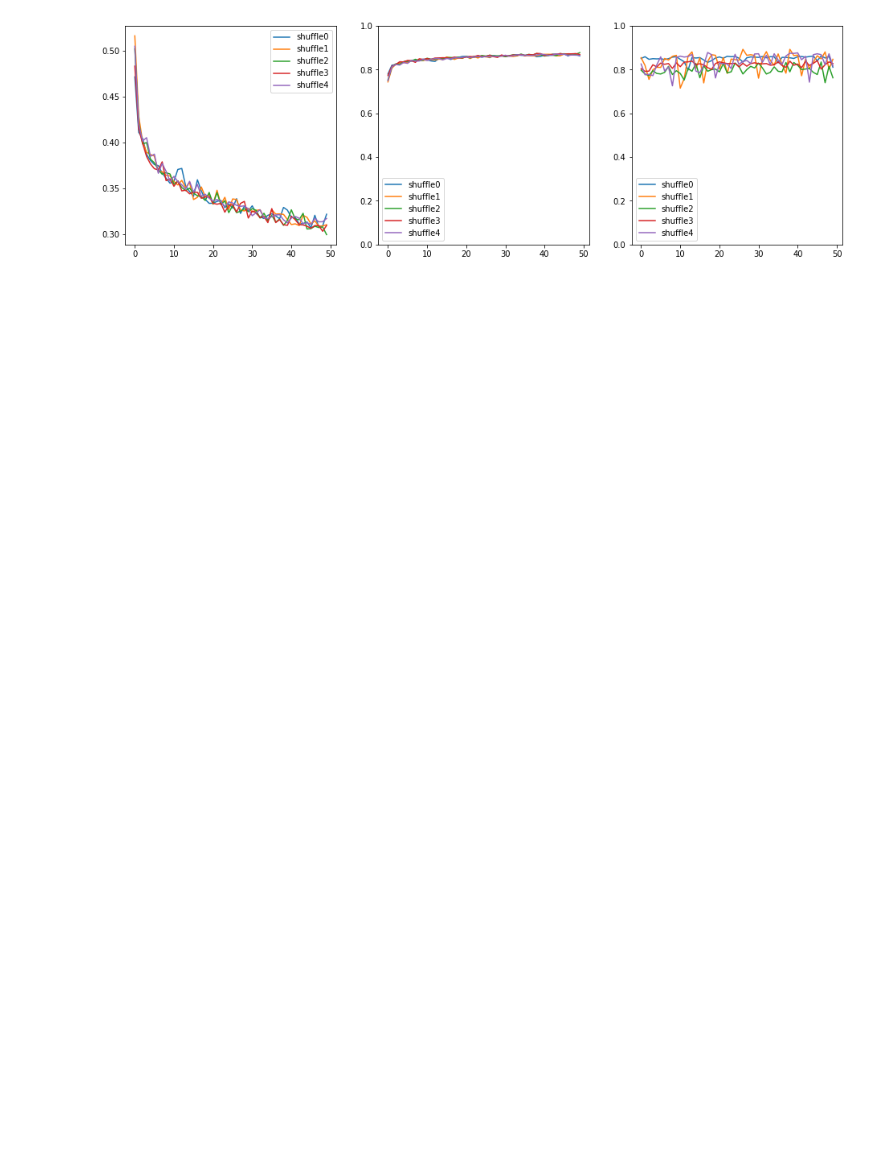
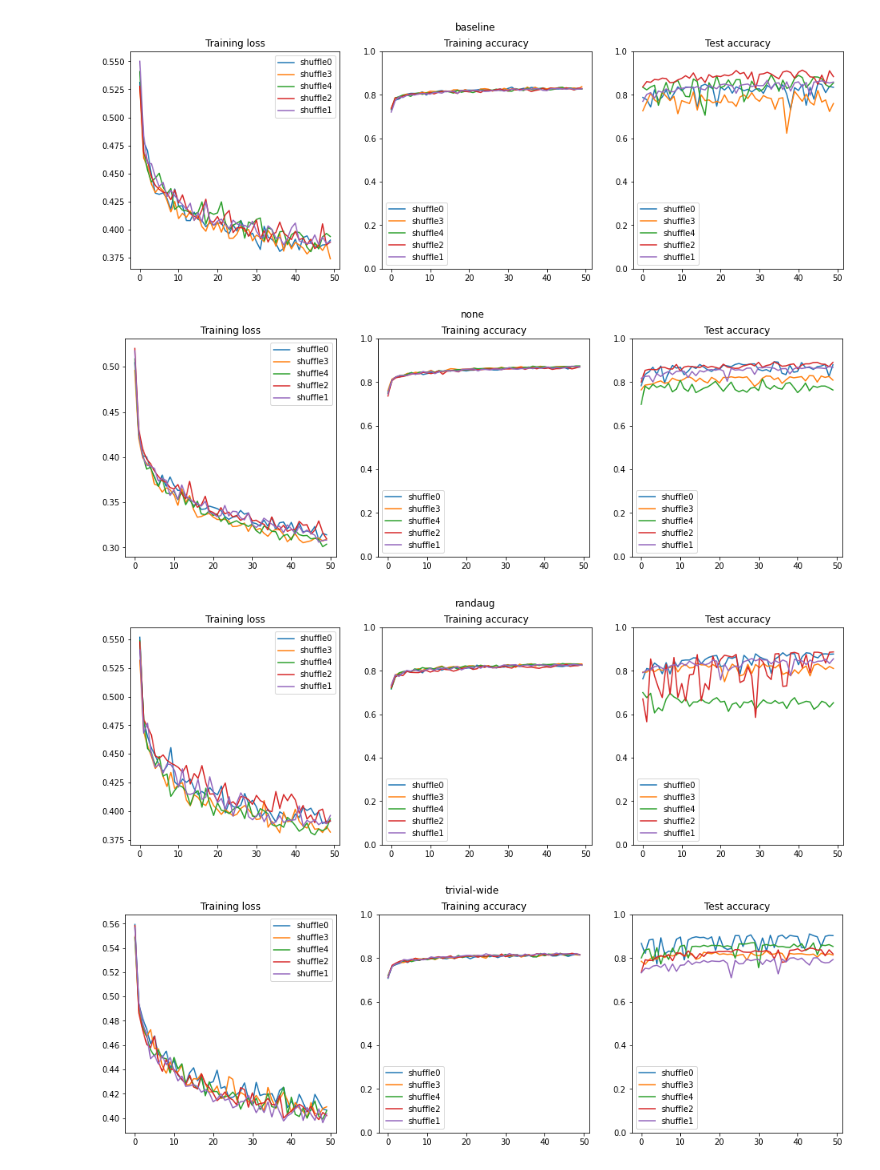
Before and after one commit to A-Telfer/mouse-facial-expressions, a Jupyter notebook: hohlbaum_black_mouse_dataset/plot.ipynb, the cells around one changed output. Drawn from its saved outputs; the diff is of its cells as text; code cells hidden in the pictures; blank space fills up the shorter version.

Commit message:
Plot train/val results

```diff
--- a/hohlbaum_black_mouse_dataset/plot.ipynb
+++ b/hohlbaum_black_mouse_dataset/plot.ipynb
@@ -4,29 +5,41 @@ import matplotlib.pyplot as plt
 
 from pathlib import Path
 # %%
-run_dir = Path("runs/benchmark/run0")
+run_dir = Path("runs/benchmark-augmentation")
 
-plt.figure(figsize=(16, 5))
-gs = plt.GridSpec(1, 3)
-for shuffle in sorted(run_dir.glob('shuffle*/')):
-    if not (shuffle / 'train.csv').exists():
-        continue
 
-    ax = plt.subplot(gs[0])
-    df = pd.read_csv(shuffle / 'train.csv')
-    plt.plot(df.epoch, df.loss, label=shuffle.parts[-1])
-    plt.legend()
+for group in sorted(run_dir.glob('*/run0')):
+    plt.figure(figsize=(16, 5))
+    gs = plt.GridSpec(1, 3)
+    plt.suptitle(group.parts[-2])
 
-    ax = plt.subplot(gs[1])
-    df = pd.read_csv(shuffle / 'train.csv')
-    plt.plot(df.epoch, df.accuracy, label=shuffle.parts[-1])
-    plt.ylim(0, 1)
-    plt.legend()
+    for shuffle in group.glob("shuffle*/"):
+        if not (shuffle / 'train.csv').exists():
+            continue
 
-    ax = plt.subplot(gs[2])
-    df = pd.read_csv(shuffle / 'val.csv')
-    plt.plot(df.epoch, df.accuracy, label=shuffle.parts[-1])
-    plt.ylim(0, 1)
-    plt.legend()
+        ax = plt.subplot(gs[0])
+        plt.title("Training loss")
+        df = pd.read_csv(shuffle / 'train.csv')
+        plt.plot(df.epoch, df.loss, label=shuffle.parts[-1])
+        plt.legend()
+
+        ax = plt.subplot(gs[1])
+        plt.title("Training accuracy")
+        df = pd.read_csv(shuffle / 'train.csv')
+        plt.plot(df.epoch, df.accuracy, label=shuffle.parts[-1])
+        plt.ylim(0, 1)
+        plt.legend()
+
+        ax = plt.subplot(gs[2])
+        plt.title("Test accuracy")
+        df = pd.read_csv(shuffle / 'val.csv')
+        plt.plot(df.epoch, df.accuracy, label=shuffle.parts[-1])
+        plt.ylim(0, 1)
+        plt.legend()
+
+    plt.show()
 # %% [output]
-[figure, old version]
+[figure, new version]
+[figure, added]
+[figure, added]
+[figure, added]
```
Also changed, not shown: parts of 2 cells of this notebook.
